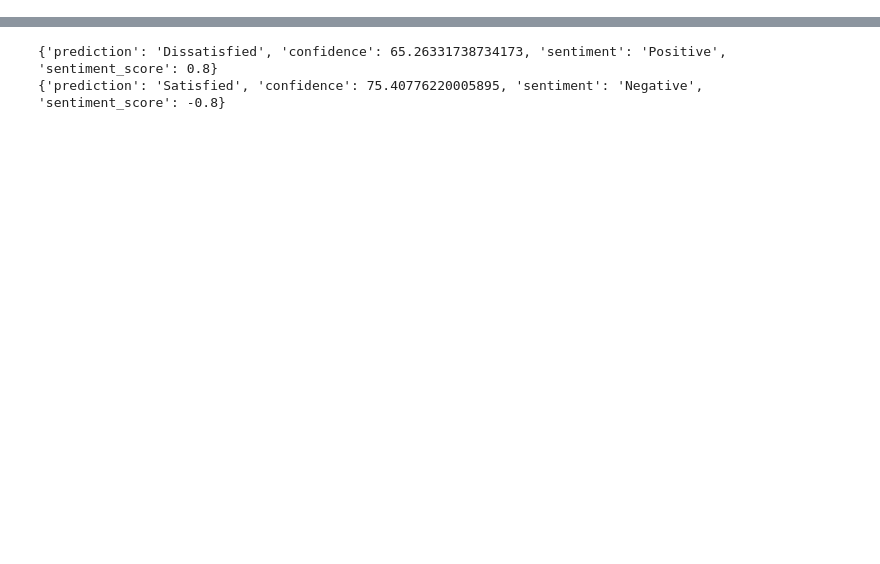
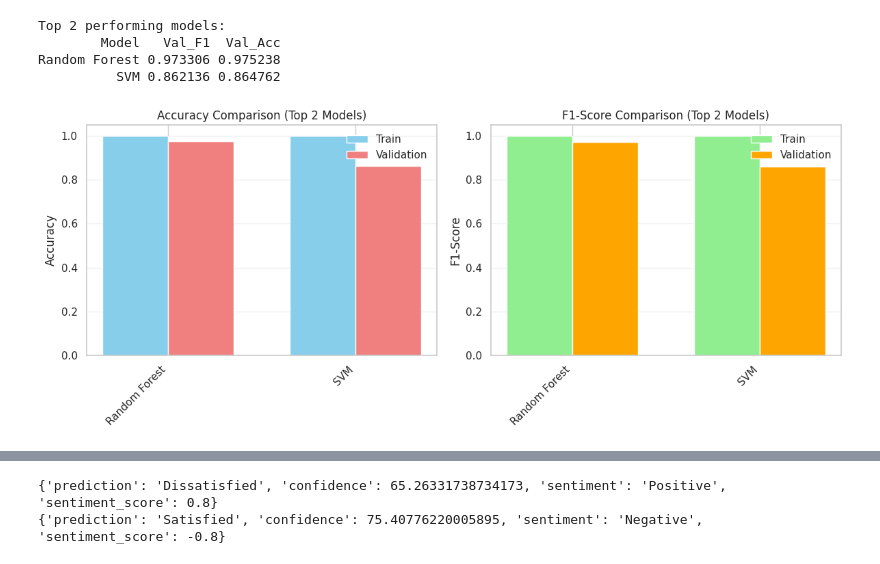
Before and after one commit to mo-hathout/ACL-project, a Jupyter notebook: project-full-new.ipynb, the cells around one changed output, grey strips where cells are left out. Drawn from its saved outputs; the diff is of its cells as text; code cells hidden in the pictures; blank space fills up the shorter version.

```diff
--- a/project-full-new.ipynb
+++ b/project-full-new.ipynb
@@ -2137,0 +2628,55 @@ weighted avg       0.81      0.81      0.81       526
+# %%
+# ============================================================================
+# SELECT TOP 2 MODELS BASED ON VALIDATION F1
+# ============================================================================
+
+# Sort models by validation F1 descending
+top_models_df = comparison_df.sort_values(by='Val_F1', ascending=False).head(2)
+top_model_names = top_models_df['Model'].tolist()
+
+# Keep only top 2 models in model_results
+top_model_results = {name: model_results[name] for name in top_model_names}
+
+print("Top 2 performing models:")
+print(top_models_df[['Model', 'Val_F1', 'Val_Acc']].to_string(index=False))
+
+# ============================================================================
+# VISUALIZE TOP 2 MODELS
+# ============================================================================
+
+fig, axes = plt.subplots(1, 2, figsize=(12, 5))
+
+x = np.arange(len(top_models_df))
+width = 0.35
+
+# Accuracy comparison
+axes[0].bar(x - width/2, top_models_df['Train_Acc'], width, label='Train', color='skyblue')
+axes[0].bar(x + width/2, top_models_df['Val_Acc'], width, label='Validation', color='lightcoral')
+axes[0].set_title('Accuracy Comparison (Top 2 Models)')
+axes[0].set_ylabel('Accuracy')
+axes[0].set_xticks(x)
+axes[0].set_xticklabels(top_models_df['Model'], rotation=45, ha='right')
+axes[0].legend()
+axes[0].grid(axis='y', alpha=0.3)
+
+# F1-score comparison
+axes[1].bar(x - width/2, top_models_df['Train_F1'], width, label='Train', color='lightgreen')
+axes[1].bar(x + width/2, top_models_df['Val_F1'], width, label='Validation', color='orange')
+axes[1].set_title('F1-Score Comparison (Top 2 Models)')
+axes[1].set_ylabel('F1-Score')
+axes[1].set_xticks(x)
+axes[1].set_xticklabels(top_models_df['Model'], rotation=45, ha='right')
+axes[1].legend()
+axes[1].grid(axis='y', alpha=0.3)
+
+plt.tight_layout()
+plt.show()
+
+# Update model_results to contain only top 2
+model_results = top_model_results
+# %% [output]
+Top 2 performing models:
+        Model   Val_F1  Val_Acc
+Random Forest 0.973306 0.975238
+          SVM 0.862136 0.864762
+[figure, added]
```
Also changed, not shown: parts of 27 cells of this notebook.
